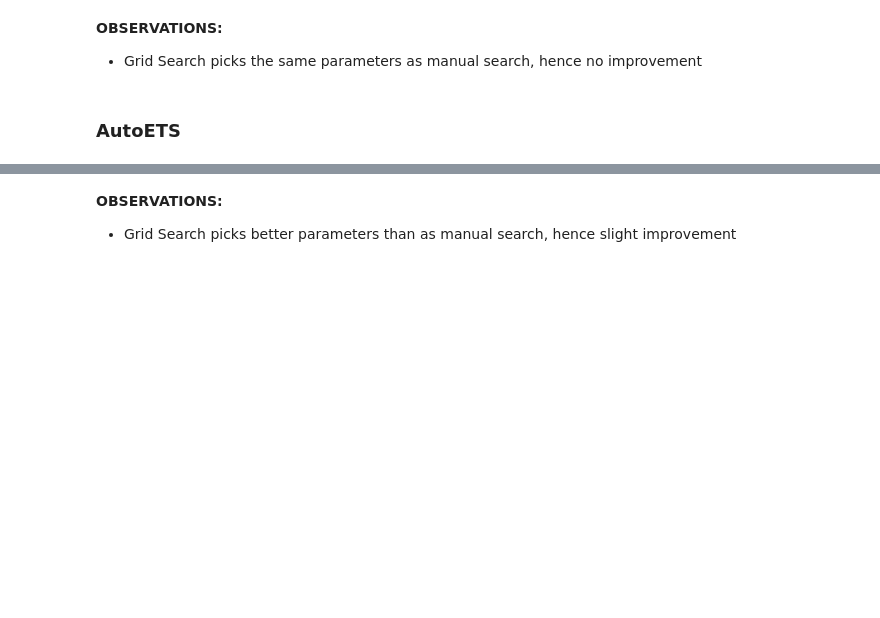
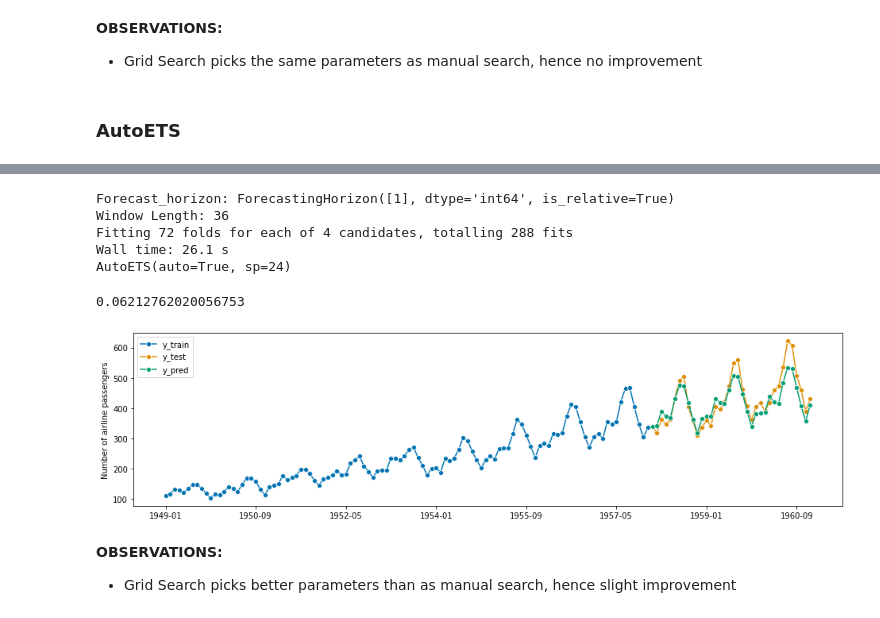
Before and after one commit to ngupta23/sktime, a Jupyter notebook: nikhil_local_testing/sktime_automl.ipynb, the cells around one changed output, grey strips where cells are left out. Drawn from its saved outputs; the diff is of its cells as text; code cells hidden in the pictures; blank space fills up the shorter version.

```diff
--- a/nikhil_local_testing/sktime_automl.ipynb
+++ b/nikhil_local_testing/sktime_automl.ipynb
@@ -186,32 +192,37 @@ smape_loss(y_test, y_pred)
 # %%
 from sktime.forecasting.ets import AutoETS
-
 forecaster_param_grid = {
-    "sp": [3, 4, 12, 24],
+    'sp': [3, 4, 12, 24],
     # 'error': ["add", "mul"],
     # 'trend': ["add", "mul", None],
     # 'damped_trend': [True, False],
     # 'seasonal': ["add", "mul", None]
-}
+    }
 forecaster = AutoETS(auto=True)
 
 cv = SlidingWindowSplitter(
     initial_window=int(len(y_train) * 0.5),
     start_with_window=True,
     window_length=36,
     # fh=np.arange(12) + 1  # Not Supported Yet (Prediction can only be the next time point for now)
 )
 print(f"Forecast_horizon: {cv.get_fh()}")
 print(f"Window Length: {cv.window_length}")
-gscv_ets = ForecastingGridSearchCV(
-    forecaster, cv=cv, param_grid=forecaster_param_grid, verbose=True
-)
+gscv_ets = ForecastingGridSearchCV(forecaster, cv=cv, param_grid=forecaster_param_grid, verbose=True)
 %time gscv_ets.fit(y_train)
 y_pred = gscv_ets.predict(fh)
-plot_series(y_train, y_test, y_pred, labels=["y_train", "y_test", "y_pred"])
+plot_series(y_train, y_test, y_pred, labels=["y_train", "y_test", "y_pred"]);
 # print(gscv_ets.cv_results_)
 print(gscv_ets.best_forecaster_)
 smape_loss(y_test, y_pred)
+# %% [output]
+Forecast_horizon: ForecastingHorizon([1], dtype='int64', is_relative=True)
+Window Length: 36
+Fitting 72 folds for each of 4 candidates, totalling 288 fits
+Wall time: 26.1 s
+AutoETS(auto=True, sp=24)
+0.06212762020056753
+[figure, added]
 # %% [markdown]
 **OBSERVATIONS:**
 
```
Also changed, not shown: parts of 24 cells of this notebook.
